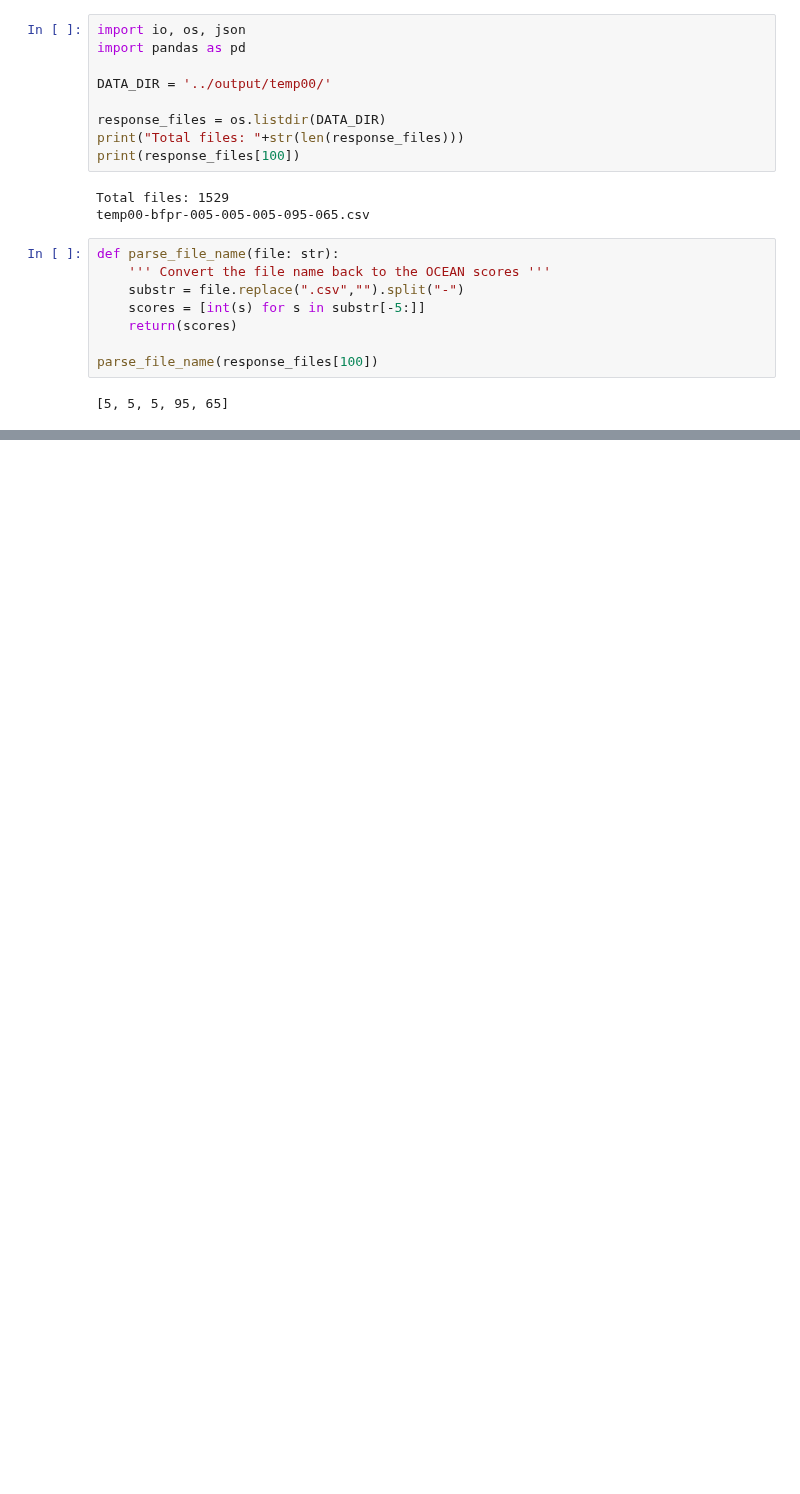
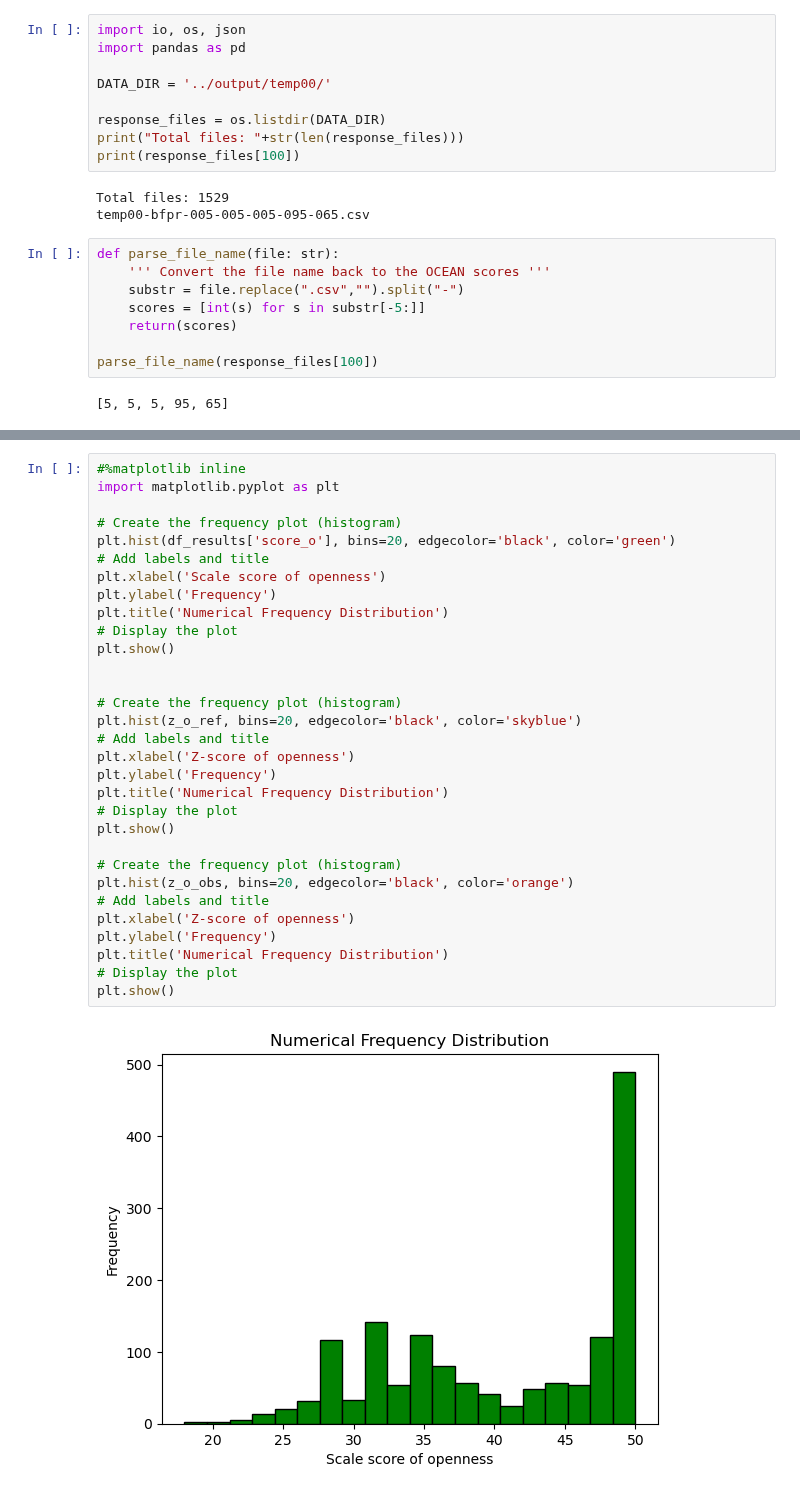
Before and after one commit to tingsyo/ai-subject, a Jupyter notebook: likert_questionnaire/reports/03_Evaluating_the_Big-Five_Loop.ipynb, the cells around one changed output, grey strips where cells are left out. Saved outputs shown, nothing was run; the diff lists cells and outputs as text; blank space fills up the shorter version.

Commit message:
- Added scale scores - Updated analysis

```diff
--- a/likert_questionnaire/reports/03_Evaluating_the_Big-Five_Loop.ipynb
+++ b/likert_questionnaire/reports/03_Evaluating_the_Big-Five_Loop.ipynb
@@ -157,0 +291,33 @@ print(score_big_five_50(df["rating"]))
+# %%
+#%matplotlib inline
+import matplotlib.pyplot as plt
+
+# Create the frequency plot (histogram)
+plt.hist(df_results['score_o'], bins=20, edgecolor='black', color='green')
+# Add labels and title
+plt.xlabel('Scale score of openness')
+plt.ylabel('Frequency')
+plt.title('Numerical Frequency Distribution')
+# Display the plot
+plt.show()
+
+
+# Create the frequency plot (histogram)
+plt.hist(z_o_ref, bins=20, edgecolor='black', color='skyblue')
+# Add labels and title
+plt.xlabel('Z-score of openness')
+plt.ylabel('Frequency')
+plt.title('Numerical Frequency Distribution')
+# Display the plot
+plt.show()
+
+# Create the frequency plot (histogram)
+plt.hist(z_o_obs, bins=20, edgecolor='black', color='orange')
+# Add labels and title
+plt.xlabel('Z-score of openness')
+plt.ylabel('Frequency')
+plt.title('Numerical Frequency Distribution')
+# Display the plot
+plt.show()
+# %% [output]
+[figure, added]
```
Also changed, not shown: parts of 9 cells of this notebook, 1 other file.
